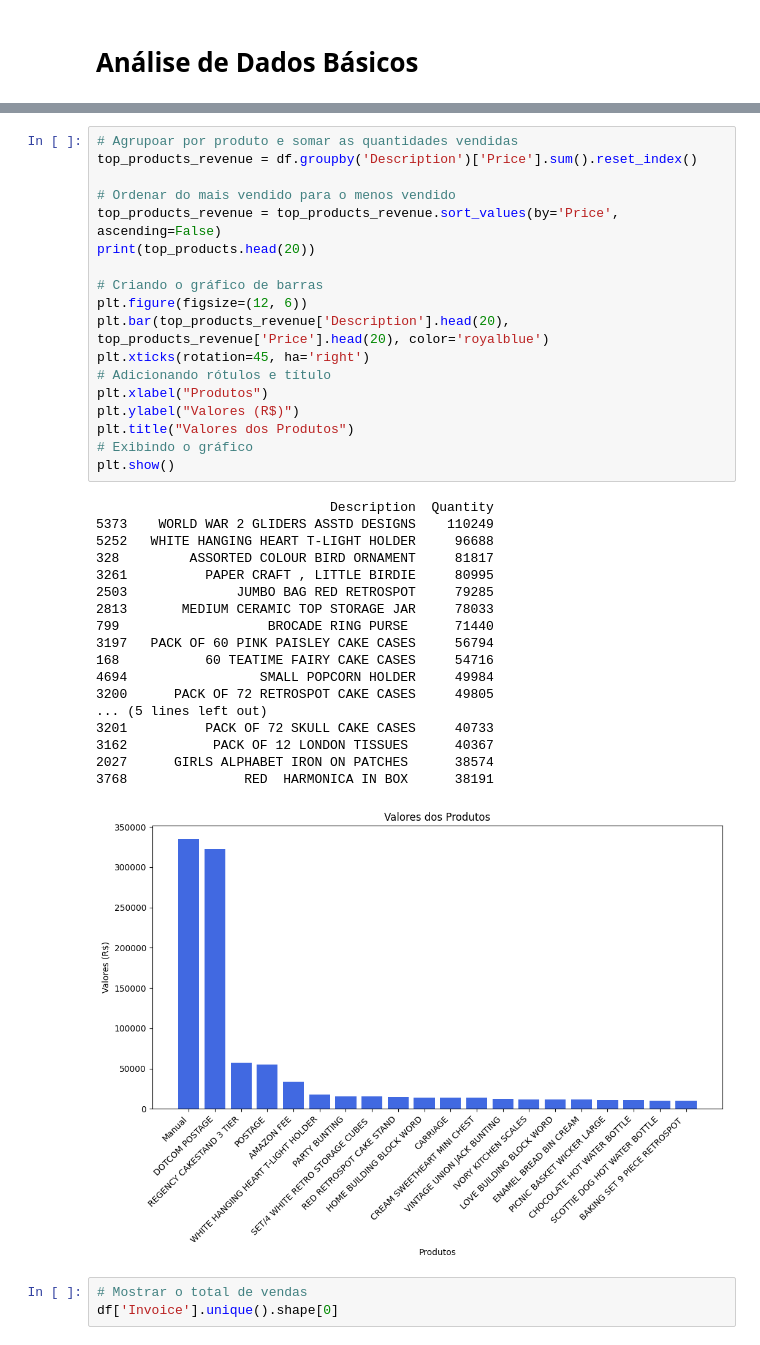
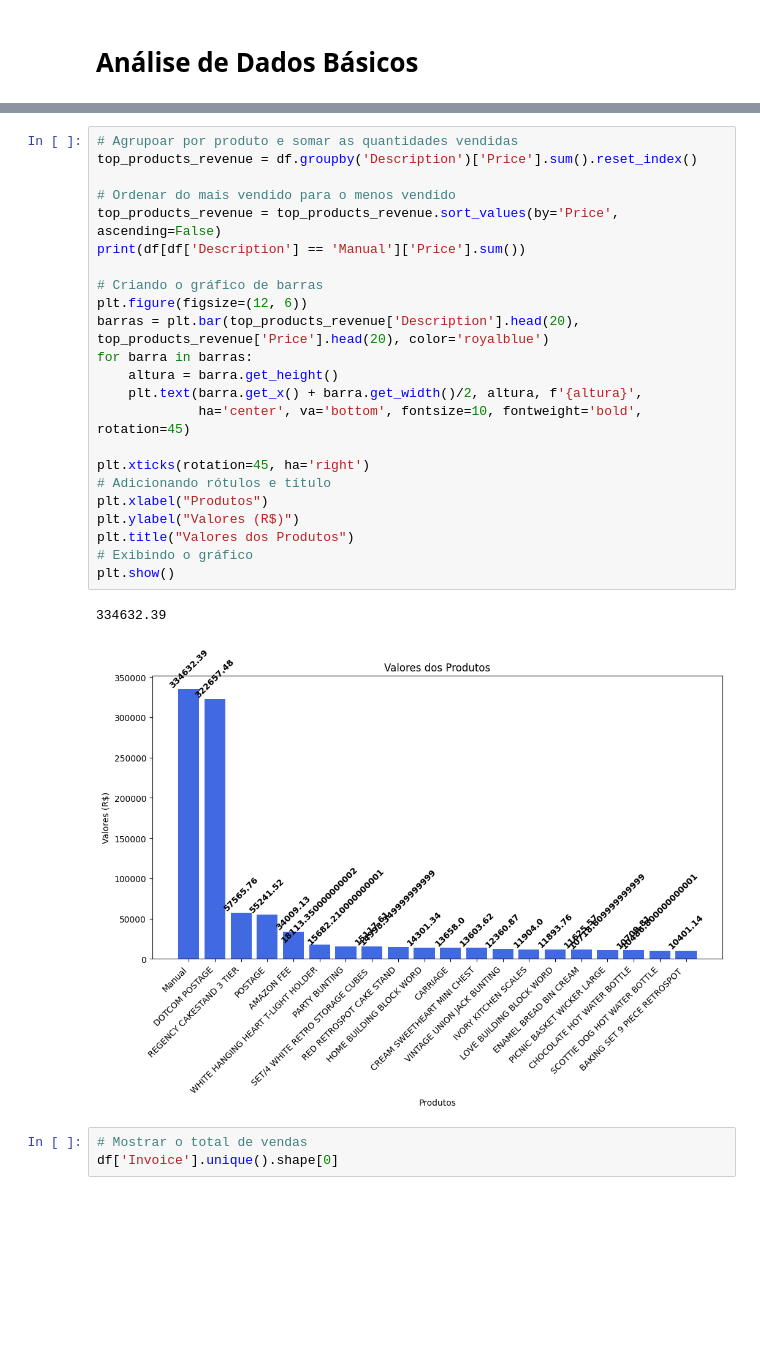
Before and after one commit to nickmorche/online_retail_data_analysis, a Jupyter notebook: data_analysis.ipynb, the cells around one changed output, grey strips where cells are left out. Cells and saved outputs as stored; diff of their text form; blank space fills up the shorter version.

```diff
--- a/data_analysis.ipynb
+++ b/data_analysis.ipynb
@@ -152,40 +150,29 @@ plt.show()
 # %%
 # Agrupoar por produto e somar as quantidades vendidas
 top_products_revenue = df.groupby('Description')['Price'].sum().reset_index()
 
 # Ordenar do mais vendido para o menos vendido
 top_products_revenue = top_products_revenue.sort_values(by='Price', ascending=False)
-print(top_products.head(20))
+print(df[df['Description'] == 'Manual']['Price'].sum())
 
 # Criando o gráfico de barras
 plt.figure(figsize=(12, 6))
-plt.bar(top_products_revenue['Description'].head(20), top_products_revenue['Price'].head(20), color='royalblue')
+barras = plt.bar(top_products_revenue['Description'].head(20), top_products_revenue['Price'].head(20), color='royalblue')
+for barra in barras:
+    altura = barra.get_height()
+    plt.text(barra.get_x() + barra.get_width()/2, altura, f'{altura}',
+             ha='center', va='bottom', fontsize=10, fontweight='bold', rotation=45)
+
 plt.xticks(rotation=45, ha='right')
 # Adicionando rótulos e título
 plt.xlabel("Produtos")
 plt.ylabel("Valores (R$)")
 plt.title("Valores dos Produtos")
 # Exibindo o gráfico
 plt.show()
 # %% [output]
-                              Description  Quantity
-5373    WORLD WAR 2 GLIDERS ASSTD DESIGNS    110249
-5252   WHITE HANGING HEART T-LIGHT HOLDER     96688
-328         ASSORTED COLOUR BIRD ORNAMENT     81817
-3261          PAPER CRAFT , LITTLE BIRDIE     80995
-2503              JUMBO BAG RED RETROSPOT     79285
-2813       MEDIUM CERAMIC TOP STORAGE JAR     78033
-799                   BROCADE RING PURSE      71440
-3197   PACK OF 60 PINK PAISLEY CAKE CASES     56794
-168           60 TEATIME FAIRY CAKE CASES     54716
-4694                 SMALL POPCORN HOLDER     49984
-3200      PACK OF 72 RETROSPOT CAKE CASES     49805
-... (5 lines left out)
-3201          PACK OF 72 SKULL CAKE CASES     40733
-3162           PACK OF 12 LONDON TISSUES      40367
-2027      GIRLS ALPHABET IRON ON PATCHES      38574
-3768               RED  HARMONICA IN BOX      38191
+334632.39
-[figure, old version]
+[figure, new version]
 # %%
 # Mostrar o total de vendas
 df['Invoice'].unique().shape[0]
```
Also changed, not shown: parts of 7 cells of this notebook.
